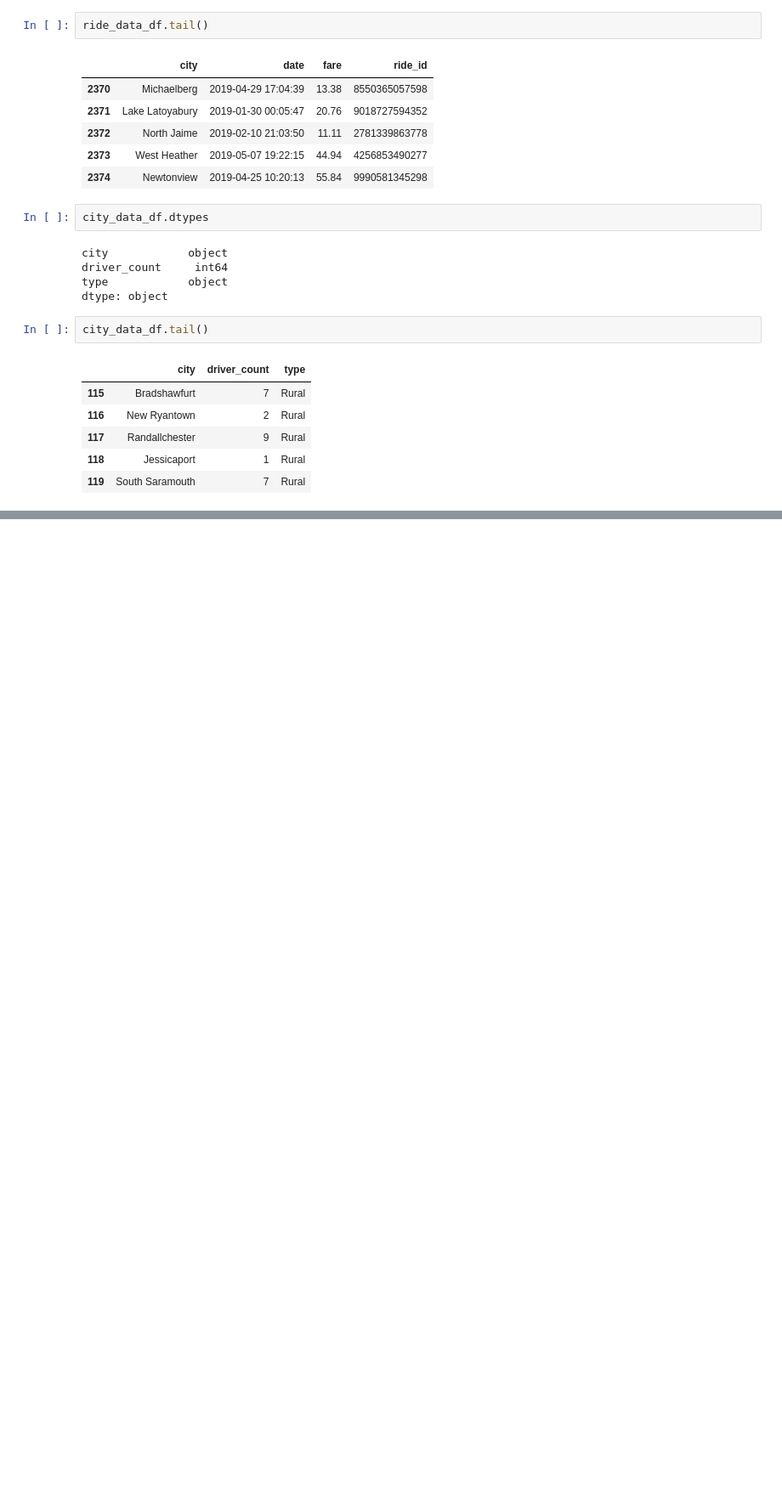
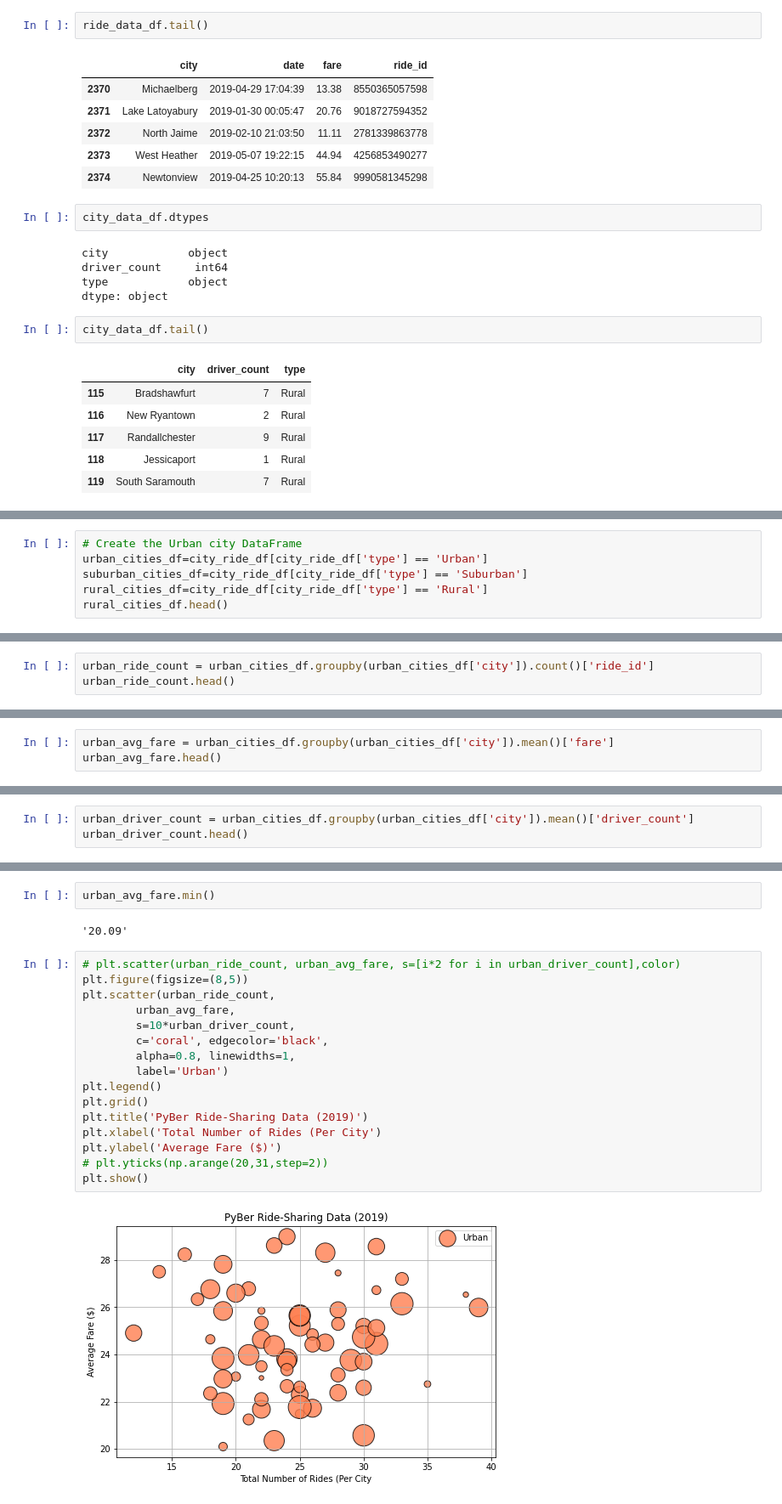
Before and after one commit to bradydwilton/PyBer_Analysis, a Jupyter notebook: PyBer.ipynb, the cells around one changed output, grey strips where cells are left out. Shown at 85% size. Drawn from its saved outputs; the diff is of its cells as text; blank space fills up the shorter version.

```diff
--- a/PyBer.ipynb
+++ b/PyBer.ipynb
@@ -47,0 +118,6 @@ city_data_df.tail()
+# %%
+# Create the Urban city DataFrame
+urban_cities_df=city_ride_df[city_ride_df['type'] == 'Urban']
+suburban_cities_df=city_ride_df[city_ride_df['type'] == 'Suburban']
+rural_cities_df=city_ride_df[city_ride_df['type'] == 'Rural']
+rural_cities_df.head()
@@ -47,0 +131,3 @@ city_data_df.tail()
+# %%
+urban_ride_count = urban_cities_df.groupby(urban_cities_df['city']).count()['ride_id']
+urban_ride_count.head()
@@ -47,0 +164,3 @@ city_data_df.tail()
+# %%
+urban_avg_fare = urban_cities_df.groupby(urban_cities_df['city']).mean()['fare']
+urban_avg_fare.head()
@@ -47,0 +197,3 @@ city_data_df.tail()
+# %%
+urban_driver_count = urban_cities_df.groupby(urban_cities_df['city']).mean()['driver_count']
+urban_driver_count.head()
@@ -47,0 +230,22 @@ city_data_df.tail()
+# %%
+urban_avg_fare.min()
+# %% [output]
+'20.09'
+# %%
+# plt.scatter(urban_ride_count, urban_avg_fare, s=[i*2 for i in urban_driver_count],color)
+plt.figure(figsize=(8,5))
+plt.scatter(urban_ride_count,
+        urban_avg_fare,
+        s=10*urban_driver_count,
+        c='coral', edgecolor='black',
+        alpha=0.8, linewidths=1,
+        label='Urban')
+plt.legend()
+plt.grid()
+plt.title('PyBer Ride-Sharing Data (2019)')
+plt.xlabel('Total Number of Rides (Per City')
+plt.ylabel('Average Fare ($)')
+# plt.yticks(np.arange(20,31,step=2))
+plt.show()
+# %% [output]
+[figure, added]
```
Also changed, not shown: parts of 23 cells of this notebook, 1 other file.
